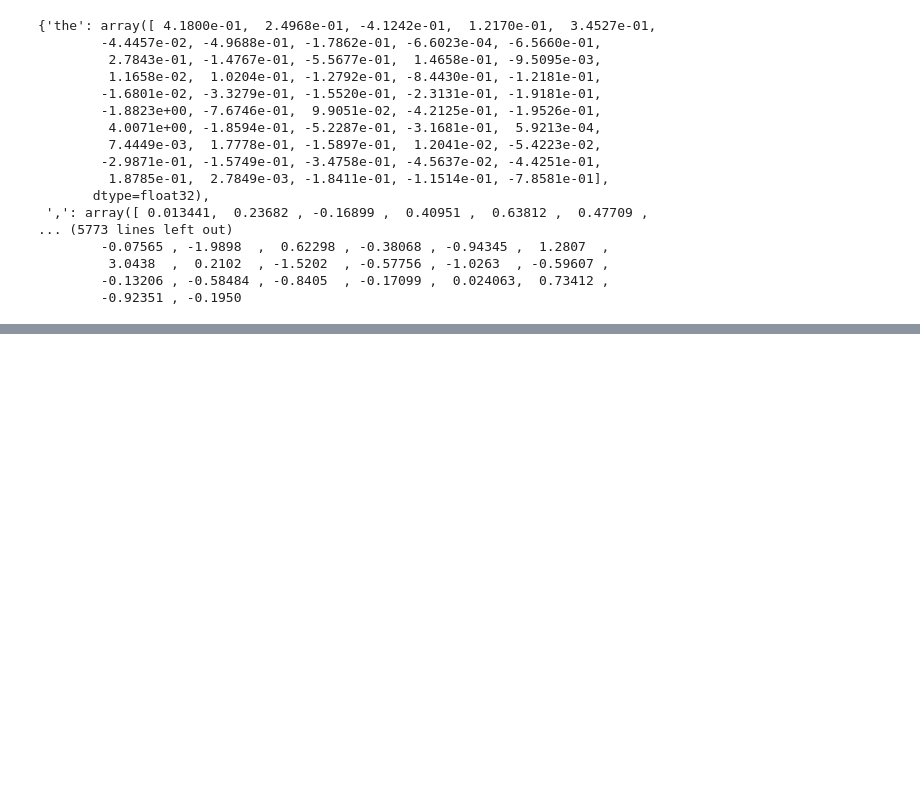
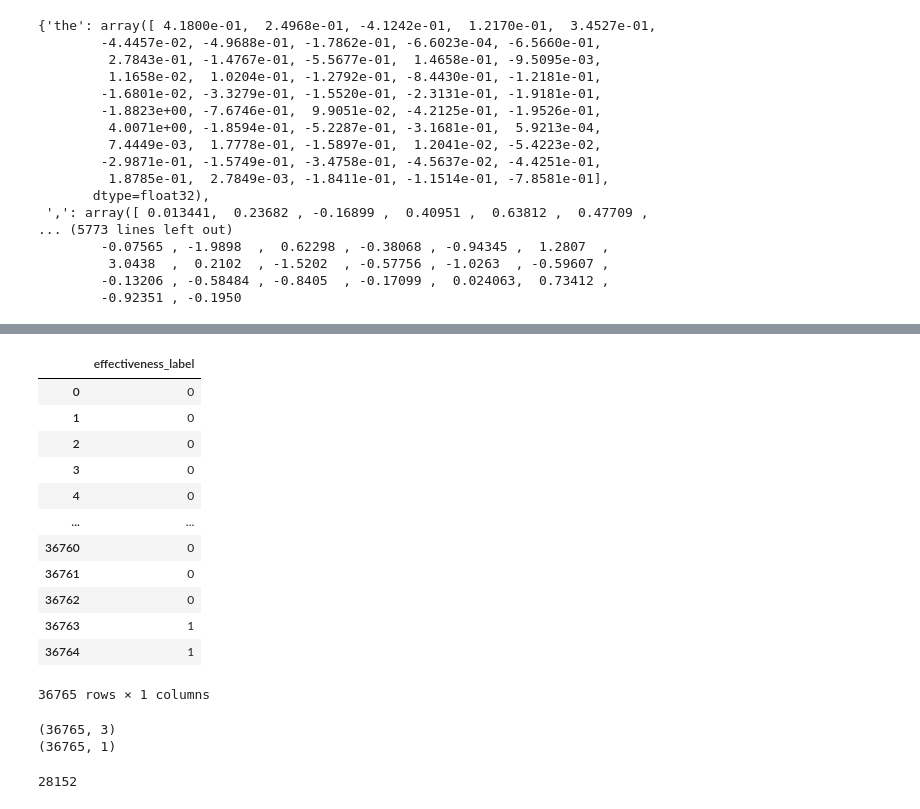
Before and after one commit to Typing-Monkeys/BRUN0-Net, a Jupyter notebook: training/Brun0-Net.ipynb, the cells around one changed output, grey strips where cells are left out. Saved outputs shown, nothing was run; the diff lists cells and outputs as text; code cells hidden in the pictures; blank space fills up the shorter version.

```diff
--- a/training/Brun0-Net.ipynb
+++ b/training/Brun0-Net.ipynb
@@ -169,0 +240,22 @@ array([ 0.12585 ,  0.31228 ,  0.24307 ,  0.11017 , -0.39321 , -0.48059 ,
+# %%
+y
+# %% [output]
+|  | effectiveness_label |
+| 0 | 0 |
+| 1 | 0 |
+| 2 | 0 |
+| 3 | 0 |
+| 4 | 0 |
+| ... | ... |
+| 36760 | 0 |
+| 36761 | 0 |
+| 36762 | 0 |
+| 36763 | 1 |
+| 36764 | 1 |
+36765 rows × 1 columns
+# %%
+print(x.shape)
+print(y.shape)
+# %% [output]
+(36765, 3)
+(36765, 1)
@@ -169,0 +271,5 @@ array([ 0.12585 ,  0.31228 ,  0.24307 ,  0.11017 , -0.39321 , -0.48059 ,
+# %%
+vocab_size
+# print(tokenizer.word_index)
+# %% [output]
+28152
```
Also changed, not shown: parts of 31 cells of this notebook.
